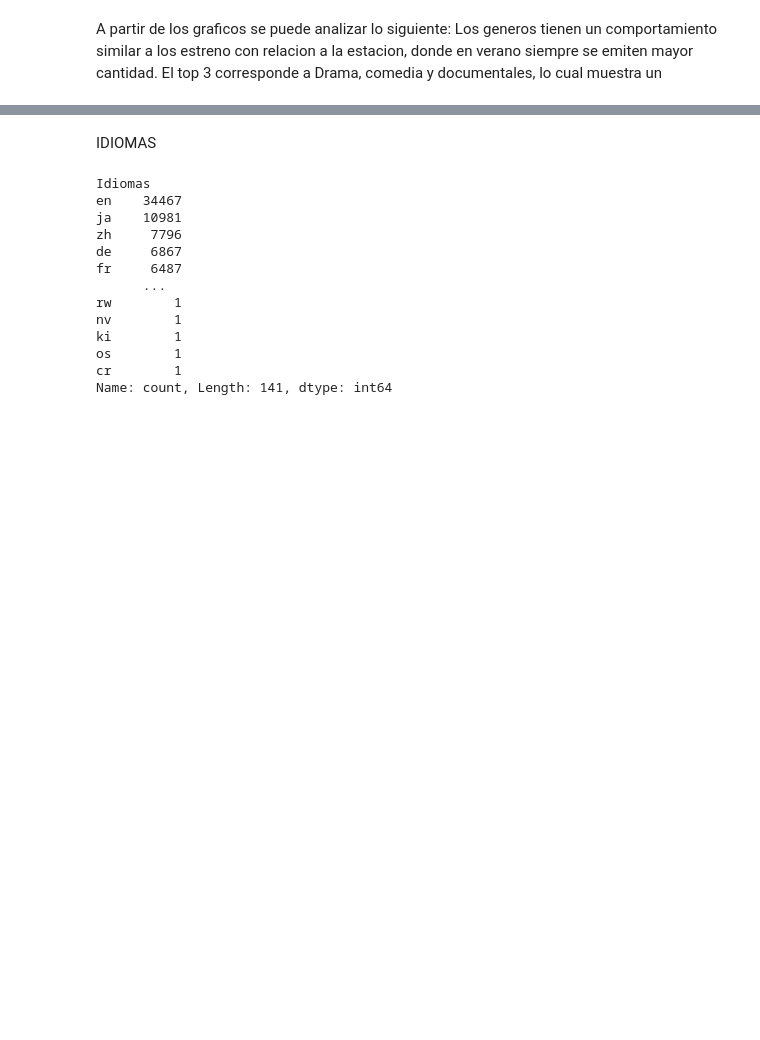
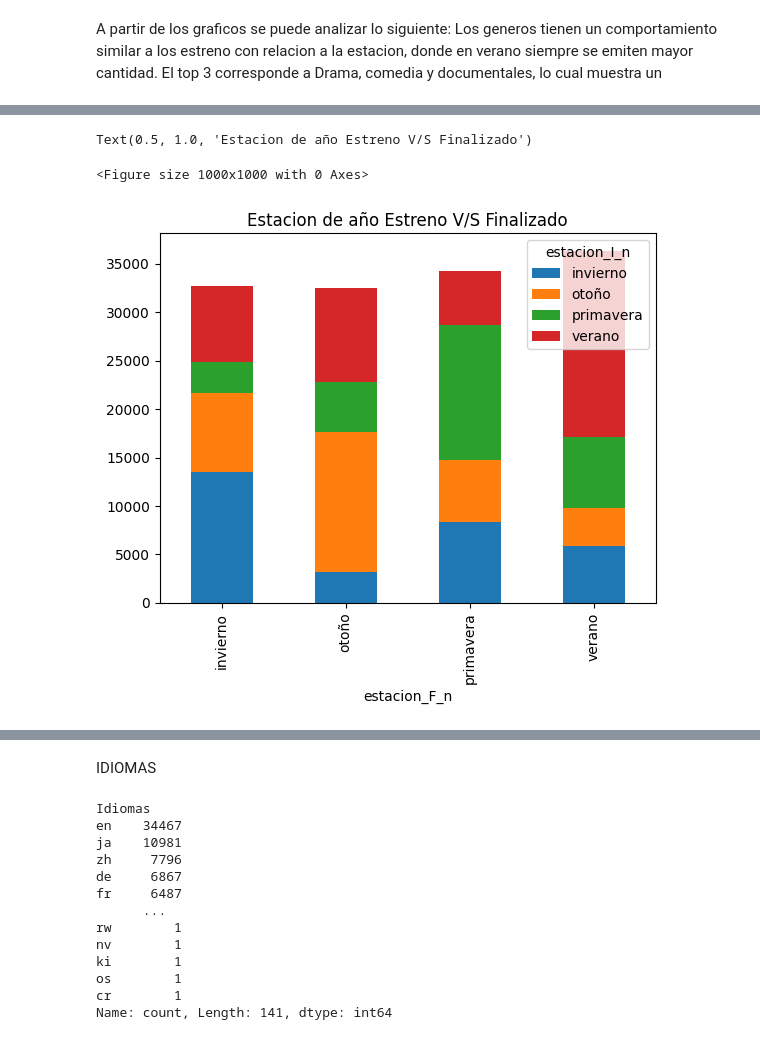
Before and after one commit to PedroJofreEsc/popularidad-de-series, a Jupyter notebook: popularidad de series Jofre.ipynb, the cells around one changed output, grey strips where cells are left out. Saved outputs shown, nothing was run; the diff lists cells and outputs as text; code cells hidden in the pictures; blank space fills up the shorter version.

```diff
--- a/popularidad de series Jofre.ipynb
+++ b/popularidad de series Jofre.ipynb
@@ -405,0 +422,10 @@ El top 3 corresponde a Drama, comedia y documentales, lo cual muestra un
+# %%
+genero_fecha=tmdb[['anho_I','anho_F','estacion_I_n','estacion_F_n']]
+df=genero_fecha.groupby(['estacion_F_n','estacion_I_n']).size().unstack(fill_value=0)
+ax=plt.figure(figsize=(10, 10))
+df.plot(kind='bar', stacked=True)
+plt.title("Estacion de año Estreno V/S Finalizado")
+# %% [output]
+Text(0.5, 1.0, 'Estacion de año Estreno V/S Finalizado')
+<Figure size 1000x1000 with 0 Axes>
+[figure, added]
```
Also changed, not shown: parts of 6 cells of this notebook, 2 other files.
